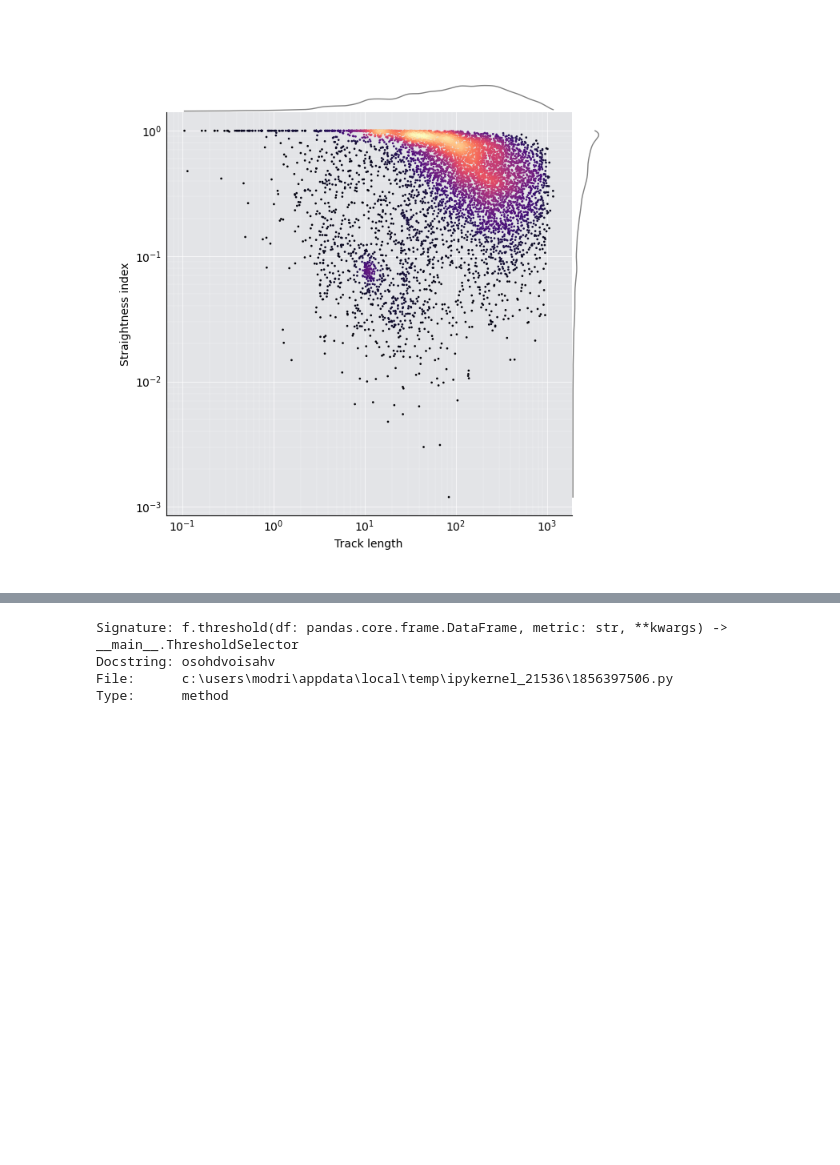
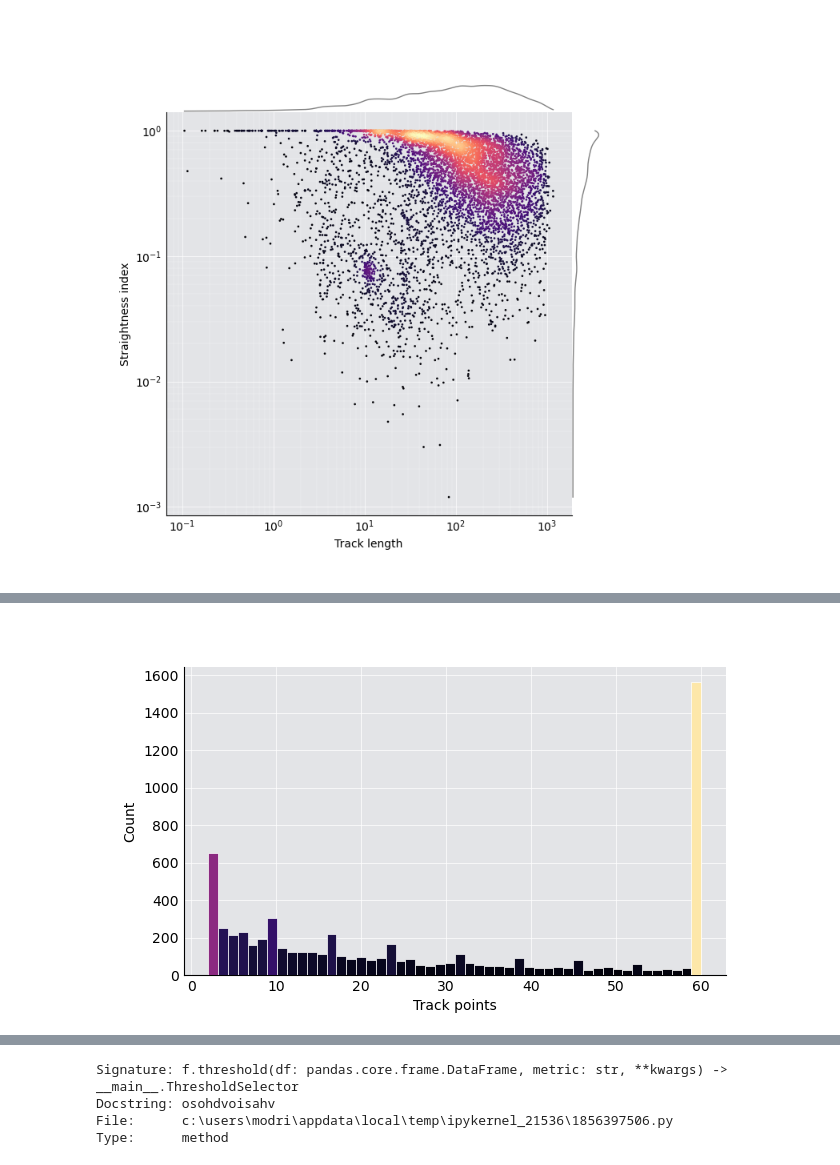
Before and after one commit to BranislavModriansky/Peregrin, a Jupyter notebook: lib/peregrin/Z_sketches/filter_computations.ipynb, the cells around one changed output, grey strips where cells are left out. Cells and saved outputs as stored; diff of their text form; code cells hidden in the pictures; blank space fills up the shorter version.

```diff
--- a/lib/peregrin/Z_sketches/filter_computations.ipynb
+++ b/lib/peregrin/Z_sketches/filter_computations.ipynb
@@ -1254,0 +1259,4 @@ gate_sel.result
+# %%
+threshold_sel = f.threshold(gated, "Track points", bins=50)
+# %% [output]
+[figure, added]
```
Also changed, not shown: parts of 5 cells of this notebook.
